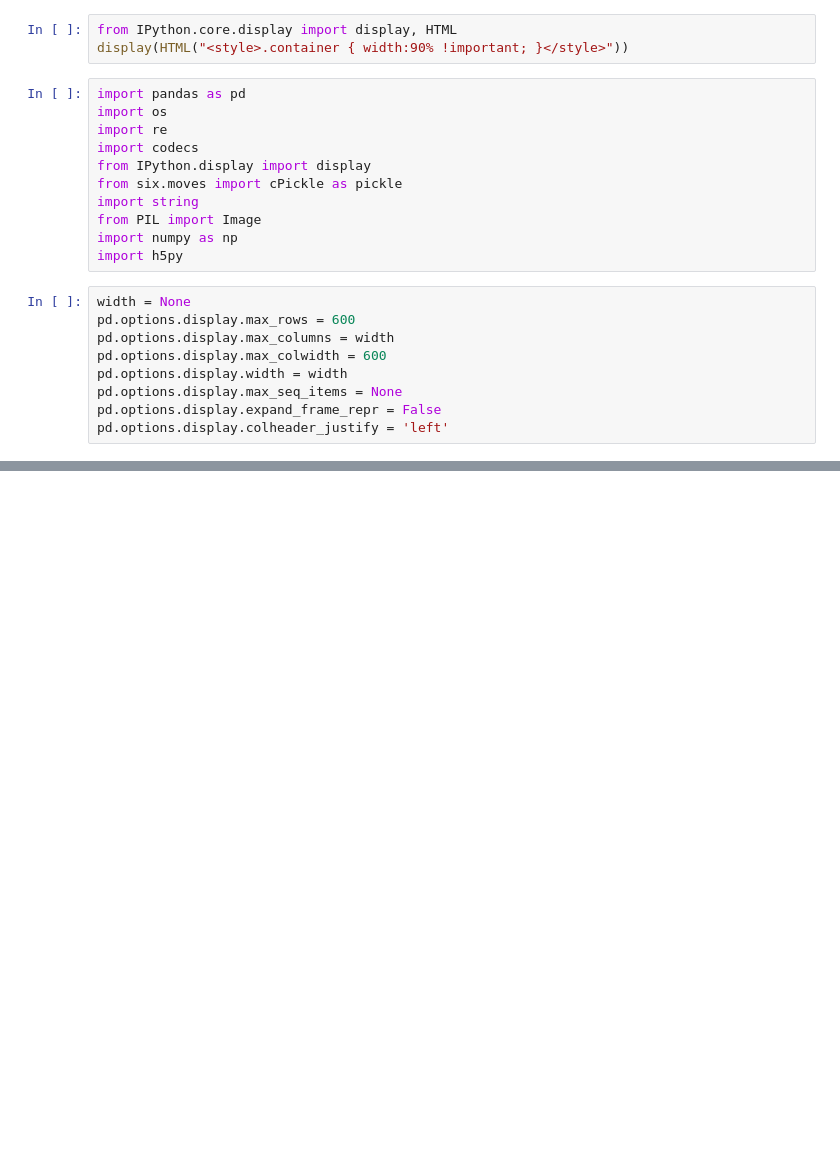
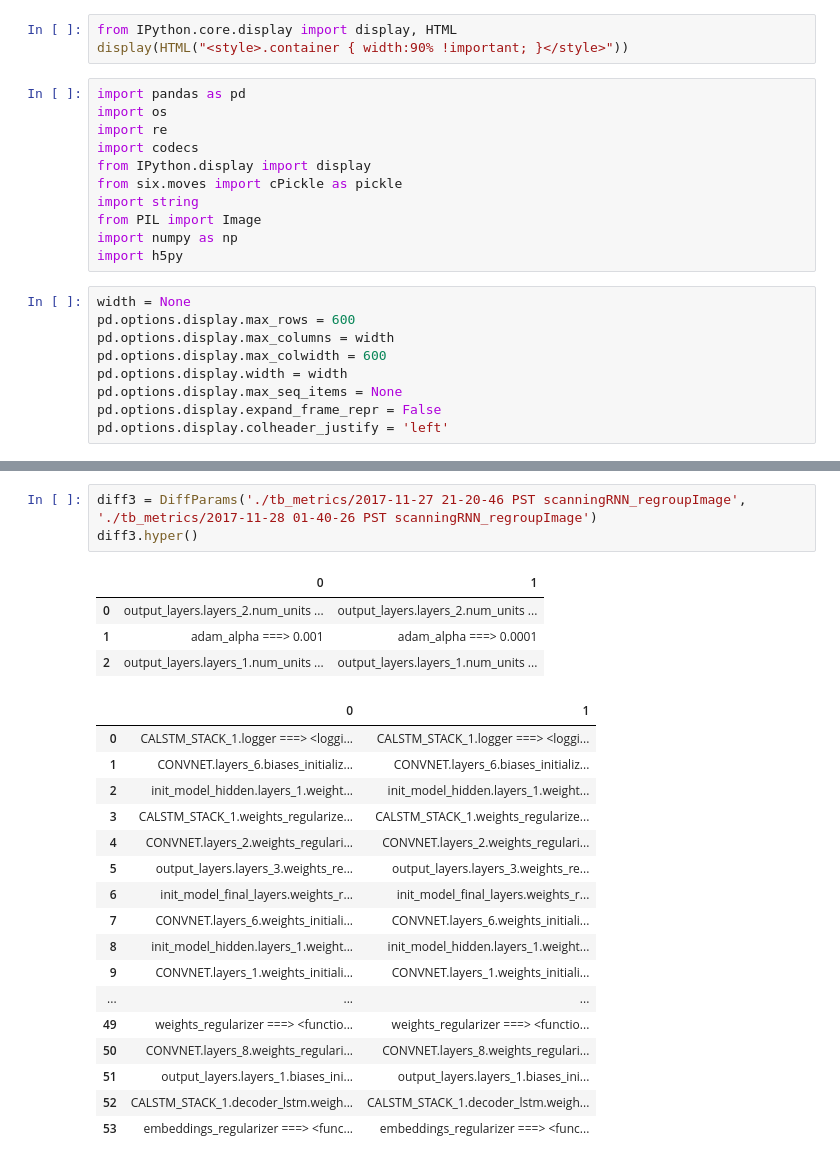
Before and after one commit to untrix/im2latex, a Jupyter notebook: src/diff_params.ipynb, the cells around one changed output, grey strips where cells are left out. Cells and saved outputs as stored; diff of their text form; blank space fills up the shorter version.

```diff
--- a/src/diff_params.ipynb
+++ b/src/diff_params.ipynb
@@ -61,0 +99,25 @@ one['adam_alpha']
+# %%
+diff3 = DiffParams('./tb_metrics/2017-11-27 21-20-46 PST scanningRNN_regroupImage', './tb_metrics/2017-11-28 01-40-26 PST scanningRNN_regroupImage')
+diff3.hyper()
+# %% [output]
+|  | 0 | 1 |
+| 0 | output_layers.layers_2.num_units ... | output_layers.layers_2.num_units ... |
+| 1 | adam_alpha ===> 0.001 | adam_alpha ===> 0.0001 |
+| 2 | output_layers.layers_1.num_units ... | output_layers.layers_1.num_units ... |
+|  | 0 | 1 |
+| 0 | CALSTM_STACK_1.logger ===> <loggi... | CALSTM_STACK_1.logger ===> <loggi... |
+| 1 | CONVNET.layers_6.biases_initializ... | CONVNET.layers_6.biases_initializ... |
+| 2 | init_model_hidden.layers_1.weight... | init_model_hidden.layers_1.weight... |
+| 3 | CALSTM_STACK_1.weights_regularize... | CALSTM_STACK_1.weights_regularize... |
+| 4 | CONVNET.layers_2.weights_regulari... | CONVNET.layers_2.weights_regulari... |
+| 5 | output_layers.layers_3.weights_re... | output_layers.layers_3.weights_re... |
+| 6 | init_model_final_layers.weights_r... | init_model_final_layers.weights_r... |
+| 7 | CONVNET.layers_6.weights_initiali... | CONVNET.layers_6.weights_initiali... |
+| 8 | init_model_hidden.layers_1.weight... | init_model_hidden.layers_1.weight... |
+| 9 | CONVNET.layers_1.weights_initiali... | CONVNET.layers_1.weights_initiali... |
+| ... | ... | ... |
+| 49 | weights_regularizer ===> <functio... | weights_regularizer ===> <functio... |
+| 50 | CONVNET.layers_8.weights_regulari... | CONVNET.layers_8.weights_regulari... |
+| 51 | output_layers.layers_1.biases_ini... | output_layers.layers_1.biases_ini... |
+| 52 | CALSTM_STACK_1.decoder_lstm.weigh... | CALSTM_STACK_1.decoder_lstm.weigh... |
+| 53 | embeddings_regularizer ===> <func... | embeddings_regularizer ===> <func... |
```
Also changed, not shown: parts of 9 cells of this notebook, 7 other files.
